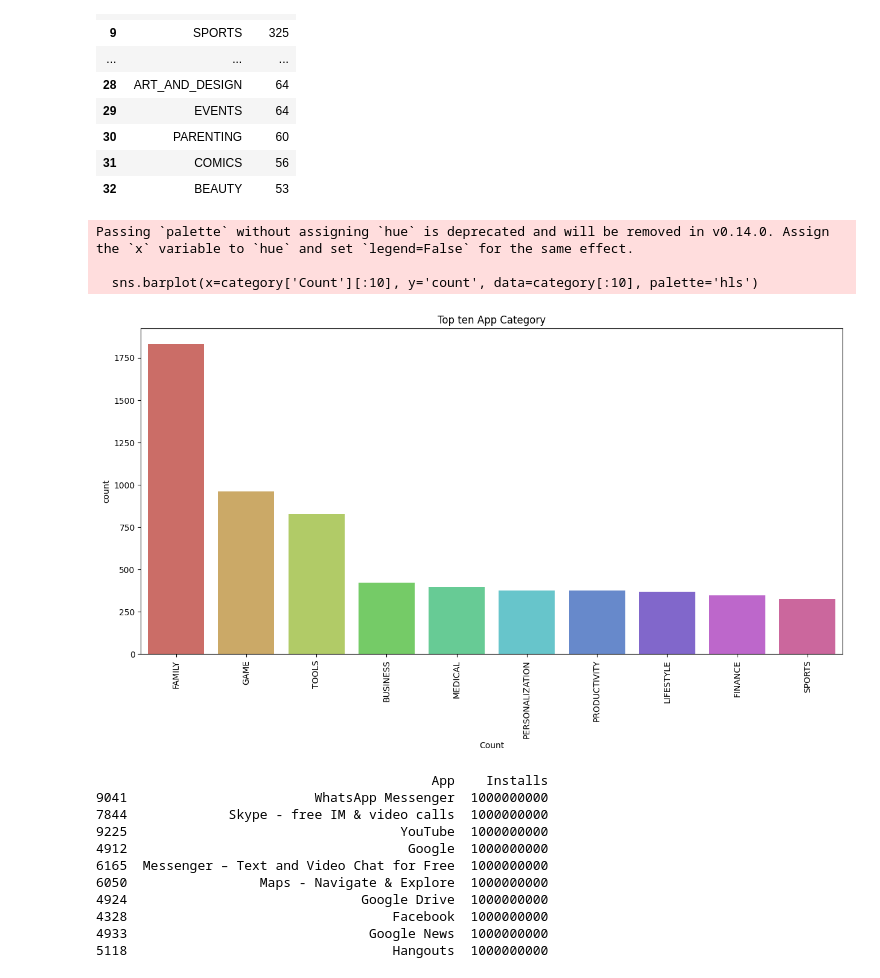
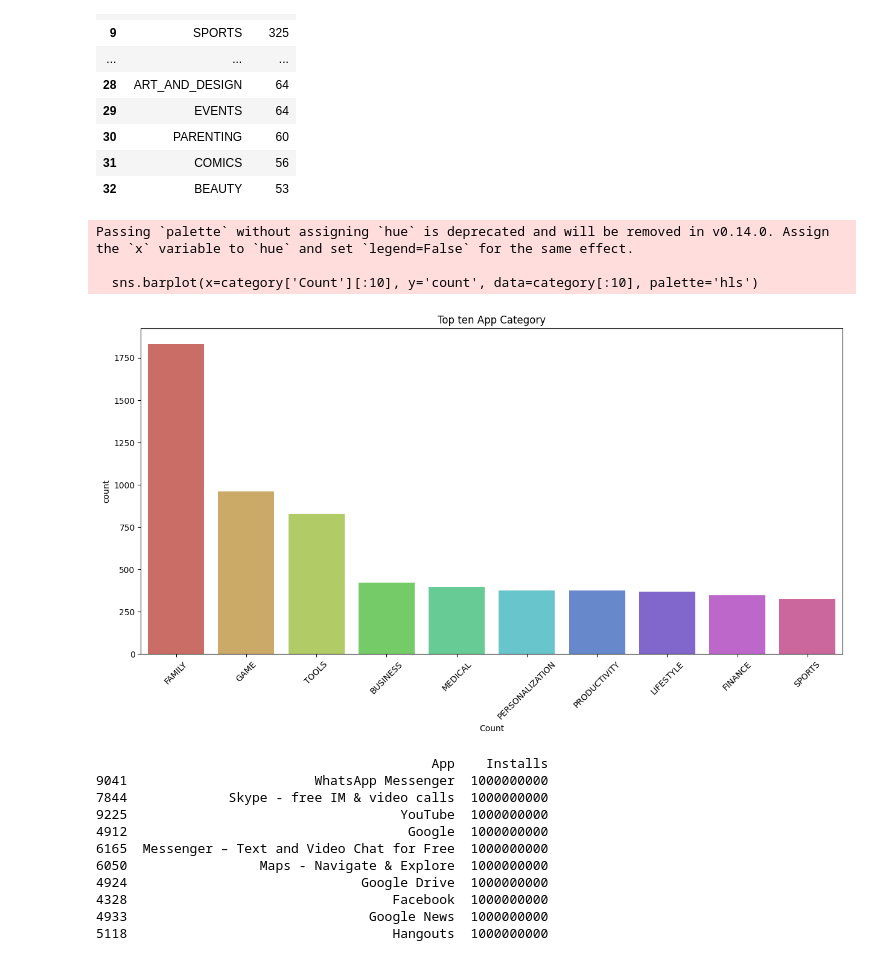
Before and after one commit to Shimul-Zahan/ML-Bootcamp, a Jupyter notebook: EDA/goole_playstore_data_with_eda.ipynb, the cells around one changed output. Cells and saved outputs as stored; diff of their text form; code cells hidden in the pictures.

```diff
--- a/EDA/goole_playstore_data_with_eda.ipynb
+++ b/EDA/goole_playstore_data_with_eda.ipynb
@@ -495,14 +495,14 @@ category
 # %%
 plt.figure(figsize=(15, 7))
 sns.barplot(x=category['Count'][:10], y='count', data=category[:10], palette='hls')
 plt.title("Top ten App Category")
-plt.xticks(rotation = 90)
+plt.xticks(rotation = 45)
 plt.show()
 # %% [output]
 Passing `palette` without assigning `hue` is deprecated and will be removed in v0.14.0. Assign the `x` variable to `hue` and set `legend=False` for the same effect.
 
   sns.barplot(x=category['Count'][:10], y='count', data=category[:10], palette='hls')
-[figure, old version]
+[figure, new version]
 # %%
 # Group by 'App' and sum the 'Installs'
 top_installed_apps = dataset.groupby('App')['Installs'].sum().reset_index()
```
